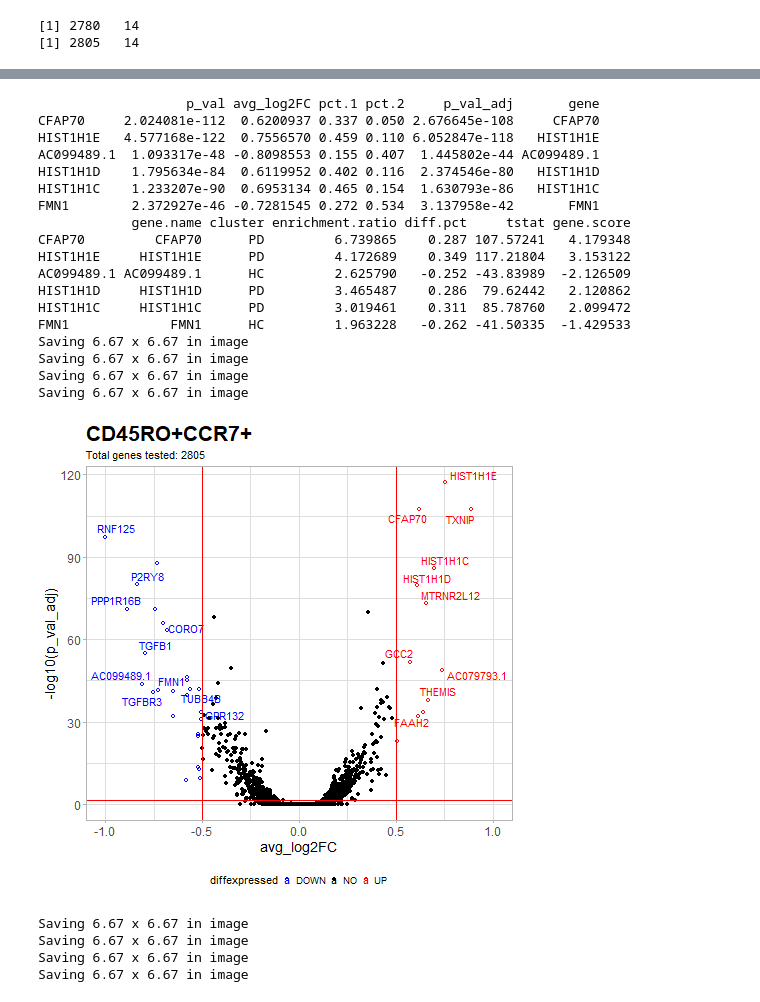
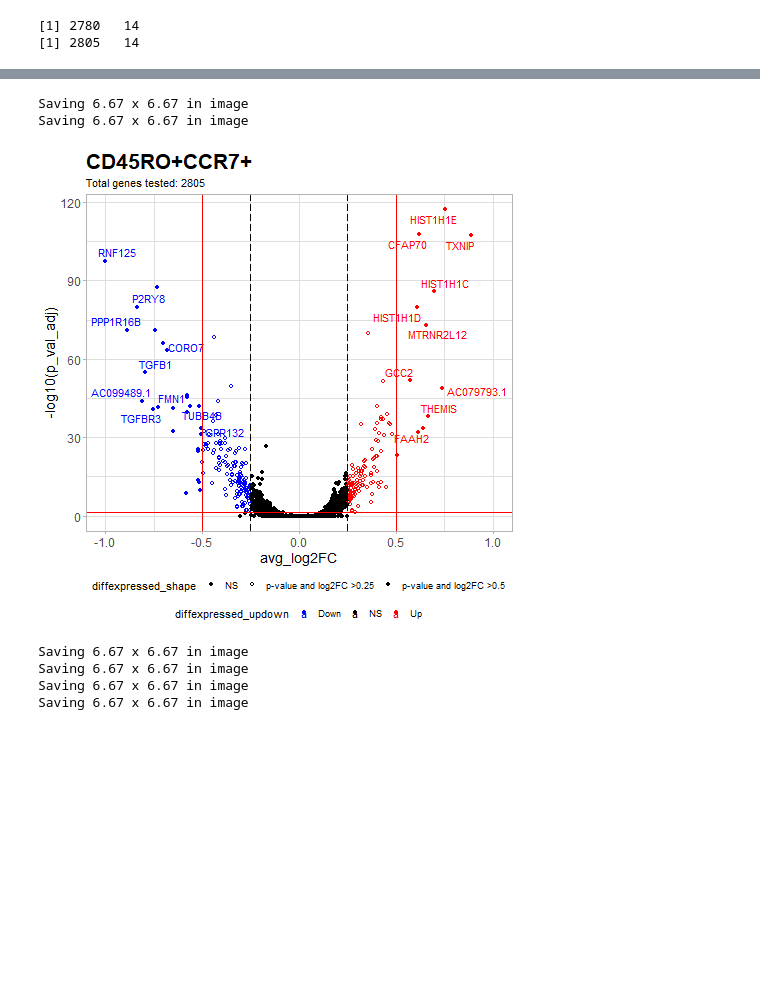
Before and after one commit to KyriakisDimitrios/CoPImmunoPD, a Jupyter notebook: Scripts/6.2.PP_Differential_Expression_pct_03.ipynb, the cells around one changed output, grey strips where cells are left out. Cells and saved outputs as stored; diff of their text form; code cells hidden in the pictures; blank space fills up the shorter version.

Commit message:
New volcano

```diff
--- a/Scripts/6.2.PP_Differential_Expression_pct_03.ipynb
+++ b/Scripts/6.2.PP_Differential_Expression_pct_03.ipynb
@@ -238,92 +238,49 @@ Vlcano_df$cluster = ifelse(Vlcano_df$avg_log2FC >0 , "PD" ,"HC")
 Vlcano_df$enrichment.ratio = ifelse(Vlcano_df$pct.1>Vlcano_df$pct.2, Vlcano_df$pct.1 / (Vlcano_df$pct.2 + .000001), Vlcano_df$pct.2 / (Vlcano_df$pct.1 + .000001))
 Vlcano_df$diff.pct = Vlcano_df$pct.1 - Vlcano_df$pct.2
 Vlcano_df$tstat= -log10(Vlcano_df$p_val_adj + 1e-320) * sign(Vlcano_df$avg_log2FC)
 Vlcano_df$gene.score = Vlcano_df$avg_log2FC * Vlcano_df$enrichment.ratio
 Vlcano_df <- Vlcano_df  %>% arrange(desc(abs(gene.score)))
-print(head(Vlcano_df))
 
 up_labs   <- rownames(Vlcano_df %>% filter(avg_log2FC > 0.5 , p_val_adj<0.05 ))[1:10]
 down_labs <- rownames(Vlcano_df %>% filter(avg_log2FC < -0.5 , p_val_adj < 0.05))[1:10]
-
+x_lim <- max(abs(Vlcano_df$avg_log2FC))
 
 # add a column of NAs
-Vlcano_df$diffexpressed <- "NO"
+Vlcano_df$diffexpressed_updown <- "NS"
 # if log2Foldchange > 0.6 and pvalue < 0.05, set as "UP"
-Vlcano_df$diffexpressed[Vlcano_df$avg_log2FC > 0.5 & Vlcano_df$p_val < 0.05] <- "UP"
-# if log2Foldchange < -0.6 and pvalue < 0.05, set as "DOWN"
-Vlcano_df$diffexpressed[Vlcano_df$avg_log2FC < -0.5 & Vlcano_df$p_val < 0.05] <- "DOWN"
+Vlcano_df$diffexpressed_updown[(Vlcano_df$avg_log2FC > 0.25 & Vlcano_df$p_val_adj < 0.05)] <- "Up"
+Vlcano_df$diffexpressed_updown[(Vlcano_df$avg_log2FC < -0.25 & Vlcano_df$p_val_adj < 0.05)] <- "Down"
+# add a column of NAs
+Vlcano_df$diffexpressed_shape <- "NS"
+# if log2Foldchange > 0.6 and pvalue < 0.05, set as "UP"
+Vlcano_df$diffexpressed_shape[(Vlcano_df$avg_log2FC > 0.25 & Vlcano_df$p_val_adj < 0.05) | (Vlcano_df$avg_log2FC < -0.25 & Vlcano_df$p_val_adj < 0.05)] <- "p-value and log2FC >0.25"
+Vlcano_df$diffexpressed_shape[(Vlcano_df$avg_log2FC > 0.5 & Vlcano_df$p_val_adj < 0.05) | (Vlcano_df$avg_log2FC < -0.5 & Vlcano_df$p_val_adj < 0.05)] <-  "p-value and log2FC >0.5"
 Vlcano_df$delabel <- NA
-# Vlcano_df$delabel[Vlcano_df$diffexpressed != "NO"] <- Vlcano_df$gene.name[Vlcano_df$diffexpressed != "NO"]
 Vlcano_df$delabel[Vlcano_df$gene.name %in% c(up_labs,down_labs)] <- Vlcano_df$gene.name[Vlcano_df$gene.name %in% c(up_labs,down_labs)]
 
-
-x_lim <- max(abs(Vlcano_df$avg_log2FC))
-
-
-p <- ggplot(data=Vlcano_df, aes(x=avg_log2FC, y=-log10(p_val), col=diffexpressed, label=delabel,shape=diffexpressed)) +
+p <- ggplot(data=Vlcano_df, aes(x=avg_log2FC, y=-log10(p_val_adj), col=diffexpressed_updown, label=delabel,shape=diffexpressed_shape)) +
         geom_point() +
         theme_cowplot()  + theme_light()+
         geom_text_repel() +
-        scale_shape_manual(values =c(1,19,1)) +
-        scale_color_manual(values=c("blue", "black", "red")) +
+        scale_shape_manual(values =c(19,1,19)) +
+        scale_color_manual(values=c("blue","black","red")) +
+        geom_vline(xintercept=c(-0.25, 0.25), col="black", linetype = "longdash") +
         geom_vline(xintercept=c(-0.5, 0.5), col="red") +
         geom_hline(yintercept=-log10(0.05), col="red")+
         ggtitle(title_plot, subtitle = paste0("Total genes tested: ",dim(Vlcano_df)[1] ))+
         xlim(-x_lim,x_lim)+
-        theme(legend.position="bottom",
-        legend.spacing.x = unit(0, 'cm'))
-ggsave(plot=p,filename=paste0(resultdir,CellType,"_Volcano_pct",min_pct_threshold,"_pvalue.png"))
-ggsave(plot=p,filename=paste0(resultdir,CellType,"_Volcano_pct",min_pct_threshold,"_pvalue.pdf"))
-
-
-# add a column of NAs
-Vlcano_df$diffexpressed <- "NO"
-# if log2Foldchange > 0.6 and pvalue < 0.05, set as "UP"
-Vlcano_df$diffexpressed[Vlcano_df$avg_log2FC > 0.5 & Vlcano_df$p_val_adj < 0.05] <- "UP"
-# if log2Foldchange < -0.6 and pvalue < 0.05, set as "DOWN"
-Vlcano_df$diffexpressed[Vlcano_df$avg_log2FC < -0.5 & Vlcano_df$p_val_adj < 0.05] <- "DOWN"
-Vlcano_df$delabel <- NA
-# Vlcano_df$delabel[Vlcano_df$diffexpressed != "NO"] <- Vlcano_df$gene.name[Vlcano_df$diffexpressed != "NO"]
-Vlcano_df$delabel[Vlcano_df$gene.name %in% c(up_labs,down_labs)] <- Vlcano_df$gene.name[Vlcano_df$gene.name %in% c(up_labs,down_labs)]
-
-p <- ggplot(data=Vlcano_df, aes(x=avg_log2FC, y=-log10(p_val_adj), col=diffexpressed, label=delabel,shape=diffexpressed)) +
-        geom_point() +
-        theme_cowplot()  + theme_light()+
-        geom_text_repel() +
-        scale_shape_manual(values =c(1,19,1)) +
-        scale_color_manual(values=c("blue", "black", "red")) +
-        geom_vline(xintercept=c(-0.5, 0.5), col="red") +
-        geom_hline(yintercept=-log10(0.05), col="red")+
-        ggtitle(title_plot, subtitle = paste0("Total genes tested: ",dim(Vlcano_df)[1] ))+
-        xlim(-x_lim,x_lim)+
-        theme(legend.position="bottom",
-                legend.spacing.x = unit(0, 'cm'),
+        theme(legend.position="bottom", legend.box="vertical", legend.margin=margin(),
+                # legend.spacing.x = unit(0, 'cm'),
                 plot.title = element_text(size = 21,face = "bold"),
                 axis.text=element_text(size=12),
                 axis.title=element_text(size=14))
 ggsave(plot=p,filename=paste0(resultdir,CellType,"_Volcano_pct",min_pct_threshold,"_adjustedp.png"))
 ggsave(plot=p,filename=paste0(resultdir,CellType,"_Volcano_pct",min_pct_threshold,"_adjustedp.pdf"))
 p
 # %% [output]
-                   p_val avg_log2FC pct.1 pct.2     p_val_adj       gene
-CFAP70     2.024081e-112  0.6200937 0.337 0.050 2.676645e-108     CFAP70
-HIST1H1E   4.577168e-122  0.7556570 0.459 0.110 6.052847e-118   HIST1H1E
-AC099489.1  1.093317e-48 -0.8098553 0.155 0.407  1.445802e-44 AC099489.1
-HIST1H1D    1.795634e-84  0.6119952 0.402 0.116  2.374546e-80   HIST1H1D
-HIST1H1C    1.233207e-90  0.6953134 0.465 0.154  1.630793e-86   HIST1H1C
-FMN1        2.372927e-46 -0.7281545 0.272 0.534  3.137958e-42       FMN1
-            gene.name cluster enrichment.ratio diff.pct     tstat gene.score
-CFAP70         CFAP70      PD         6.739865    0.287 107.57241   4.179348
-HIST1H1E     HIST1H1E      PD         4.172689    0.349 117.21804   3.153122
-AC099489.1 AC099489.1      HC         2.625790   -0.252 -43.83989  -2.126509
-HIST1H1D     HIST1H1D      PD         3.465487    0.286  79.62442   2.120862
-HIST1H1C     HIST1H1C      PD         3.019461    0.311  85.78760   2.099472
-FMN1             FMN1      HC         1.963228   -0.262 -41.50335  -1.429533
 Saving 6.67 x 6.67 in image
 Saving 6.67 x 6.67 in image
-Saving 6.67 x 6.67 in image
-Saving 6.67 x 6.67 in image
-[figure, old version]
+[figure, new version]
 # %%
 %%R -i resultdir -i title_plot
 library(EnhancedVolcano)
```
Also changed, not shown: 3 other files.
